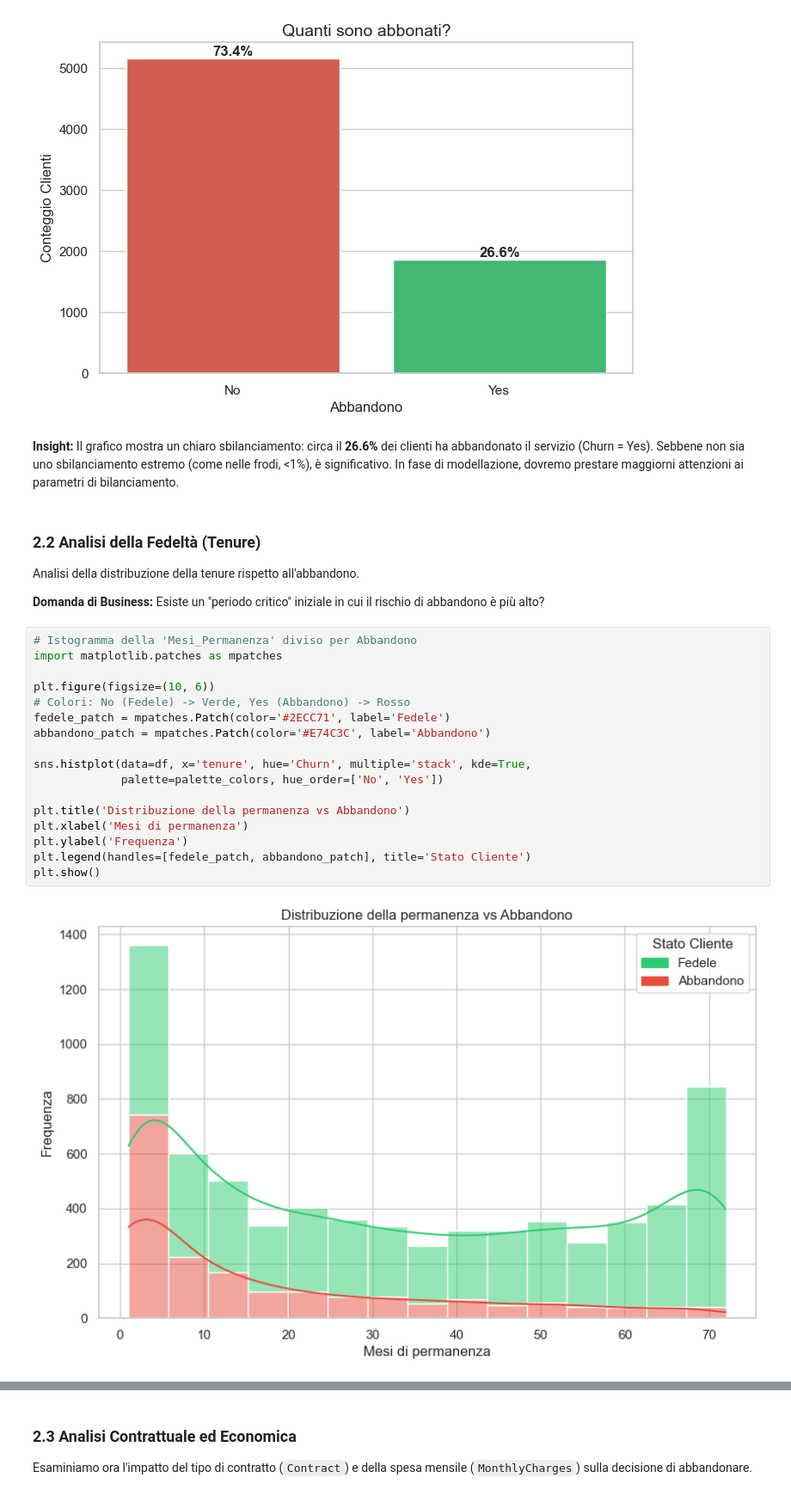
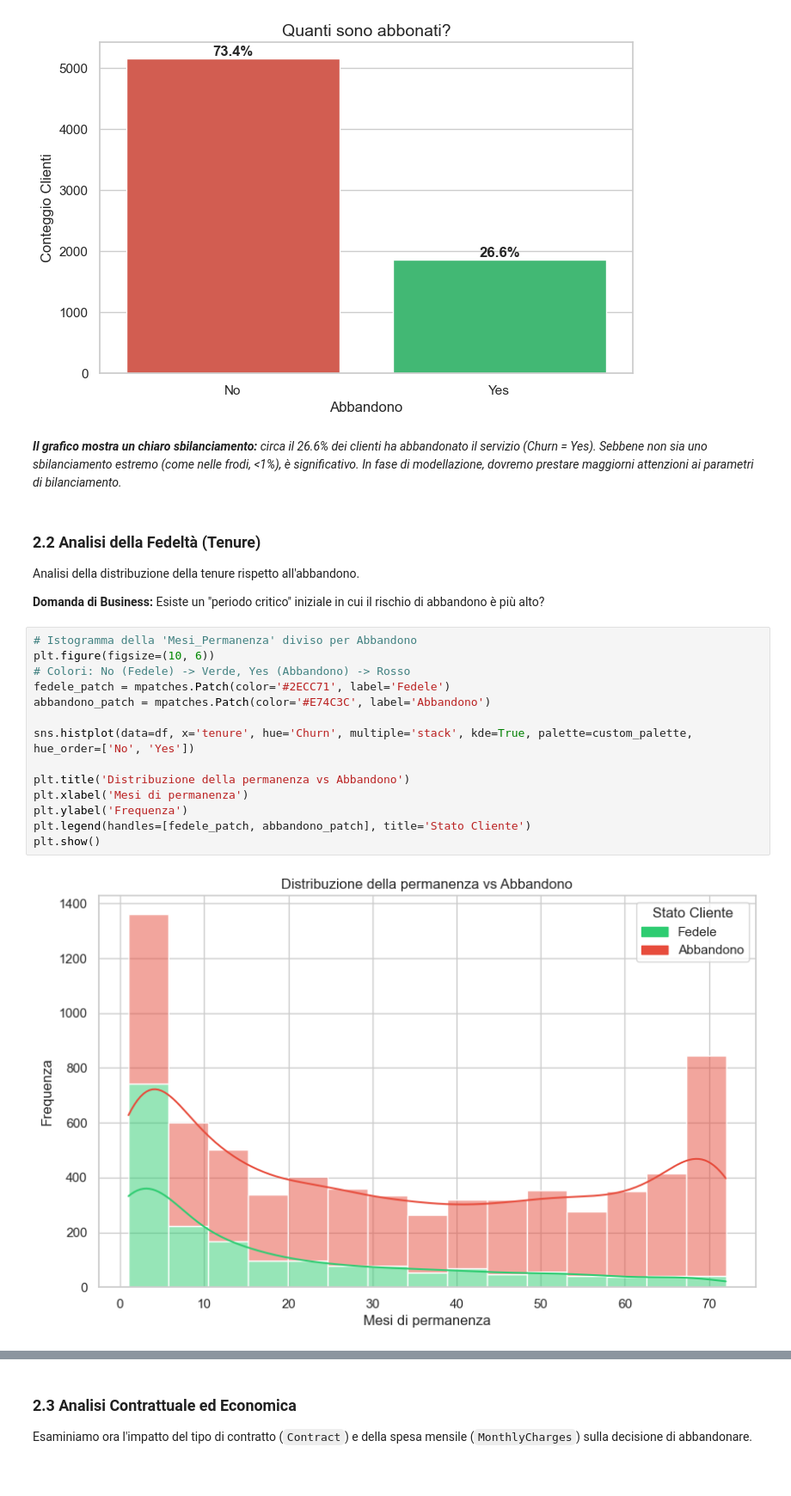
Before and after one commit to diegoandruccioli/telco-churn-analysis, a Jupyter notebook: notebooks/churn_analysis.ipynb, the cells around one changed output, grey strips where cells are left out. Shown at 86% size. Drawn from its saved outputs; the diff is of its cells as text.

```diff
--- a/notebooks/churn_analysis.ipynb
+++ b/notebooks/churn_analysis.ipynb
@@ -162,8 +162,7 @@ plt.show()
 Percentuale di abbandono (Yes): 26.58%
 [figure]
 # %% [markdown]
-**Insight:**
-Il grafico mostra un chiaro sbilanciamento: circa il **26.6%** dei clienti ha abbandonato il servizio (Churn = Yes). Sebbene non sia uno sbilanciamento estremo (come nelle frodi, <1%), è significativo. In fase di modellazione, dovremo prestare maggiorni attenzioni ai parametri di bilanciamento.
+***Il grafico mostra un chiaro sbilanciamento:*** *circa il 26.6% dei clienti ha abbandonato il servizio (Churn = Yes). Sebbene non sia uno sbilanciamento estremo (come nelle frodi, <1%), è significativo. In fase di modellazione, dovremo prestare maggiorni attenzioni ai parametri di bilanciamento.*
 # %% [markdown]
 ### 2.2 Analisi della Fedeltà (Tenure)
 Analisi della distribuzione della tenure rispetto all'abbandono.
@@ -171,21 +170,18 @@ Analisi della distribuzione della tenure rispetto all'abbandono.
 **Domanda di Business:** Esiste un "periodo critico" iniziale in cui il rischio di abbandono è più alto?
 # %%
 # Istogramma della 'Mesi_Permanenza' diviso per Abbandono
-import matplotlib.patches as mpatches
-
 plt.figure(figsize=(10, 6))
 # Colori: No (Fedele) -> Verde, Yes (Abbandono) -> Rosso
 fedele_patch = mpatches.Patch(color='#2ECC71', label='Fedele')
 abbandono_patch = mpatches.Patch(color='#E74C3C', label='Abbandono')
 
-sns.histplot(data=df, x='tenure', hue='Churn', multiple='stack', kde=True,
-             palette=palette_colors, hue_order=['No', 'Yes'])
+sns.histplot(data=df, x='tenure', hue='Churn', multiple='stack', kde=True, palette=custom_palette, hue_order=['No', 'Yes'])
 
 plt.title('Distribuzione della permanenza vs Abbandono')
 plt.xlabel('Mesi di permanenza')
 plt.ylabel('Frequenza')
 plt.legend(handles=[fedele_patch, abbandono_patch], title='Stato Cliente')
 plt.show()
 # %% [output]
-[figure, old version]
+[figure, new version]
 # %% [markdown]
```
Also changed, not shown: parts of 5 cells of this notebook.
